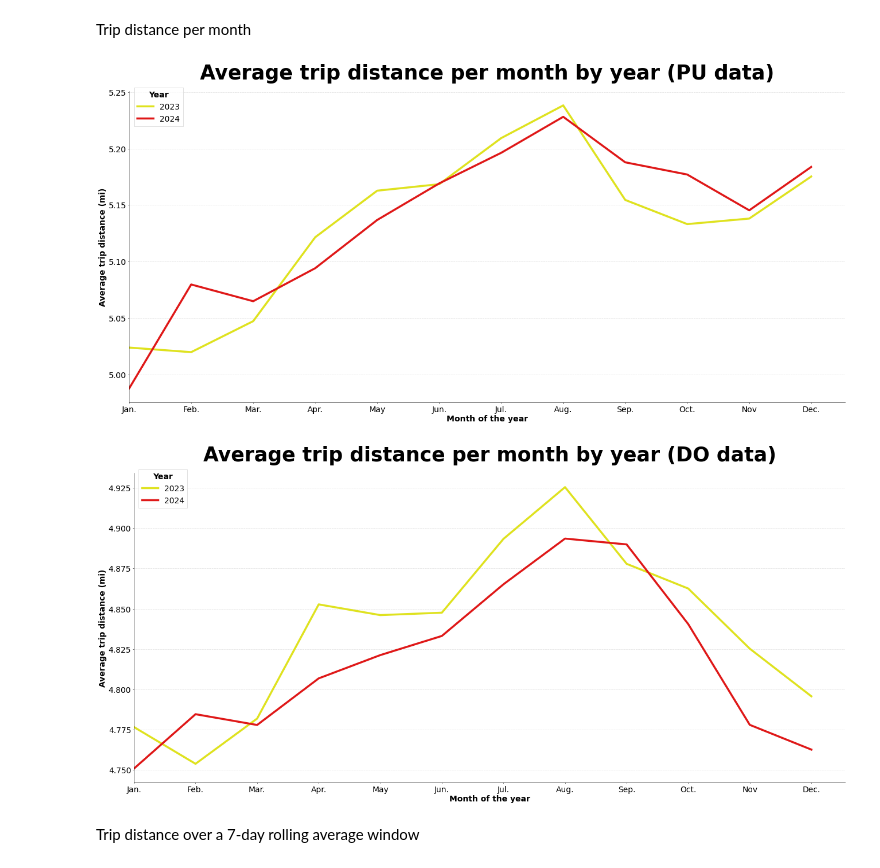
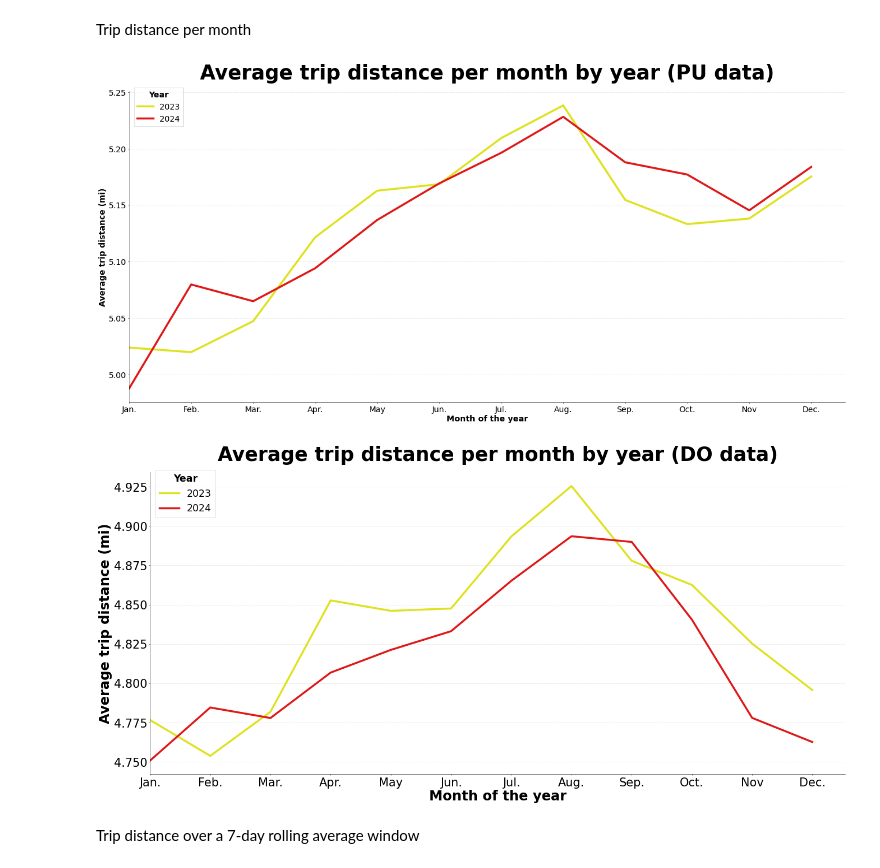
Before and after one commit to floivanhin/Bachelor-Thesis, a Jupyter notebook: Timeseries.ipynb, the cells around one changed output. Cells and saved outputs as stored; diff of their text form; code cells hidden in the pictures.

```diff
--- a/Timeseries.ipynb
+++ b/Timeseries.ipynb
@@ -211,88 +277,117 @@ plt.show()
 # %% [markdown]
 Trip distance per month
 # %%
-month_PUs = PUs_df.groupby(["year","month"])["trip_distance"].mean().reset_index()
-month_DOs = DOs_df.groupby(["year","month"])["trip_distance"].mean().reset_index()
+import matplotlib.pyplot as plt
+import pandas as pd
+import seaborn as sns
+import matplotlib.ticker as ticker
+
+# ---------------------------------------------------------
+# 1. Temporal Aggregation (Monthly Averages)
+# ---------------------------------------------------------
+# Group the dataset by year and month to calculate the mean trip distance.
+# This aggregation highlights macro-level seasonal variations in passenger
+# travel behavior (e.g., identifying if trips are shorter during winter).
+month_PUs = PUs_df.groupby(["year", "month"])["trip_distance"].mean().reset_index()
+month_DOs = DOs_df.groupby(["year", "month"])["trip_distance"].mean().reset_index()
 
 
+# ---------------------------------------------------------
+# 2. Visualization: Pick-Up (PU) Average Trip Distance
+# ---------------------------------------------------------
 fig, ax = plt.subplots(figsize=(32, 14))
 
+# Plot the monthly mean distances, comparing 2023 and 2024
 sns.lineplot(
     data=month_PUs,
     x="month",
     y="trip_distance",
     hue="year",
-    palette=['#DFE21F', '#DF1818'],
+    palette=['#DFE21F', '#DF1818'], # Yellow for 2023, Red for 2024
     linewidth=5,
     ax=ax
 )
 
-
+# Configure plot aesthetics, titles, and gridlines
 plt.title("Average trip distance per month by year (PU data)",
-          fontsize=50, fontweight="bold",pad=30)
-plt.grid(axis="y",linestyle="--", alpha=0.5)
+          fontsize=50, fontweight="bold", pad=30)
+plt.grid(axis="y", linestyle="--", alpha=0.5)
 plt.xlabel("Month of the year", fontweight="bold")
 plt.ylabel("Average trip distance (mi)", fontweight="bold")
-plt.xticks(range(1, 13),labels=
-           ["Jan.","Feb.","Mar.","Apr.","May","Jun.","Jul.","Aug.","Sep.","Oct.","Nov","Dec."])
+
+# Map the numeric month values (1-12) to standard string abbreviations
+plt.xticks(
+    range(1, 13),
+    labels=["Jan.", "Feb.", "Mar.", "Apr.", "May", "Jun.", "Jul.", "Aug.", "Sep.", "Oct.", "Nov.", "Dec."]
+)
 plt.xlim(left=1)
 
+# Extract and reposition the legend outside the main plot area
 handles, labels = ax.get_legend_handles_labels()
-
 ax.legend(
     handles=handles,
     labels=labels,
     title="Year",
-    title_fontproperties={"weight":"bold"},
+    title_fontproperties={"weight": "bold"},
     loc="upper left",
-    bbox_to_anchor=(0.001,1.025),
+    bbox_to_anchor=(0.001, 1.025),
     fancybox=False
 )
 
-
-plt.savefig("Plots\TimeSeries\TripDistance\PUsTripDistanceperMonthly.png",dpi=300)
+# Export the figure (forward slashes used for cross-platform stability)
+plt.savefig("Plots/TimeSeries/TripDistance/PUsTripDistanceMonthly.png", dpi=300)
 plt.show()
 
 
+# ---------------------------------------------------------
+# 3. Visualization: Drop-Off (DO) Average Trip Distance
+# ---------------------------------------------------------
 fig, ax = plt.subplots(figsize=(32, 14))
 
 sns.lineplot(
     data=month_DOs,
     x="month",
     y="trip_distance",
     hue="year",
     palette=['#DFE21F', '#DF1818'],
     linewidth=5,
     ax=ax
 )
 
+plt.title("Average trip distance per month by year (DO data)",
+          fontsize=50, fontweight="bold", pad=30)
+plt.grid(axis="y", linestyle="--", alpha=0.5)
 
-plt.title("Average trip distance per month by year (DO data)",
-          fontsize=50, fontweight="bold",pad=30)
-plt.grid(axis="y",linestyle="--", alpha=0.5)
-plt.xlabel("Month of the year", fontweight="bold")
-plt.ylabel("Average trip distance (mi)", fontweight="bold")
-plt.xticks(range(1, 13),labels=
-           ["Jan.","Feb.","Mar.","Apr.","May","Jun.","Jul.","Aug.","Sep.","Oct.","Nov","Dec."])
+# Note: Font sizes for labels and ticks are explicitly increased here
+# to optimize readability for presentation or poster formats.
+plt.xlabel("Month of the year", fontweight="bold", fontsize=35)
+plt.ylabel("Average trip distance (mi)", fontweight="bold", fontsize=35)
+plt.xticks(
+    range(1, 13),
+    labels=["Jan.", "Feb.", "Mar.", "Apr.", "May", "Jun.", "Jul.", "Aug.", "Sep.", "Oct.", "Nov.", "Dec."],
+    fontsize=30
+)
+plt.yticks(fontsize=30)
 plt.xlim(left=1)
 
 handles, labels = ax.get_legend_handles_labels()
-
 ax.legend(
     handles=handles,
     labels=labels,
     title="Year",
-    title_fontproperties={"weight":"bold"},
+    title_fontproperties={"weight": "bold", "size": 25},
     loc="upper left",
-    bbox_to_anchor=(0.001,1.025),
-    fancybox=False
+    bbox_to_anchor=(0.001, 1.025),
+    fancybox=False,
+    fontsize=25
 )
 
-plt.savefig("Plots\TimeSeries\TripDistance\DOsTripDistanceMonthly.png",dpi=300)
+# Export as PDF (vector format) with tight bounding box to prevent cutoffs
+plt.savefig("Plots/TimeSeries/TripDistance/DOsTripDistanceMonthly.pdf", dpi=300, bbox_inches="tight")
 plt.show()
 # %% [output]
 [figure]
-[figure, old version]
+[figure, new version]
 # %% [markdown]
 Trip distance over a 7-day rolling average window
 # %%
```
Also changed, not shown: parts of 7 cells of this notebook.
